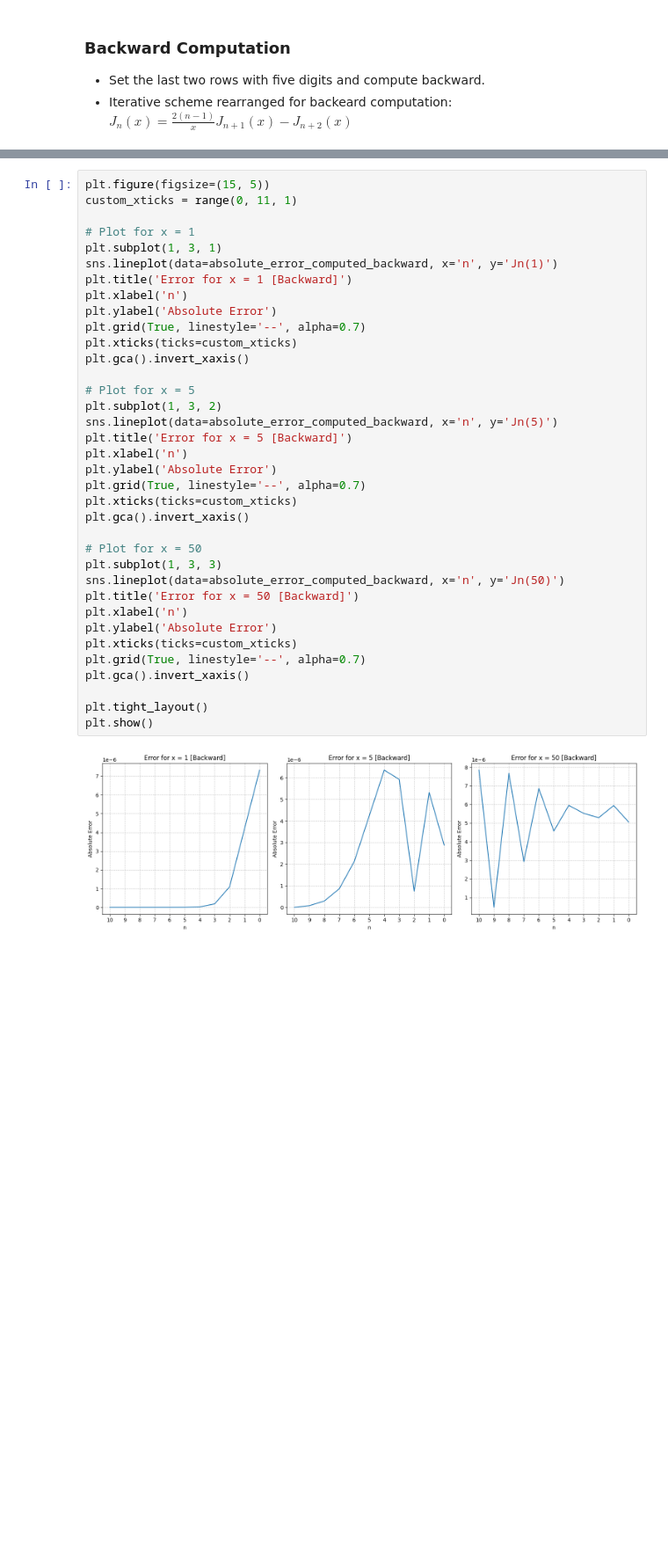
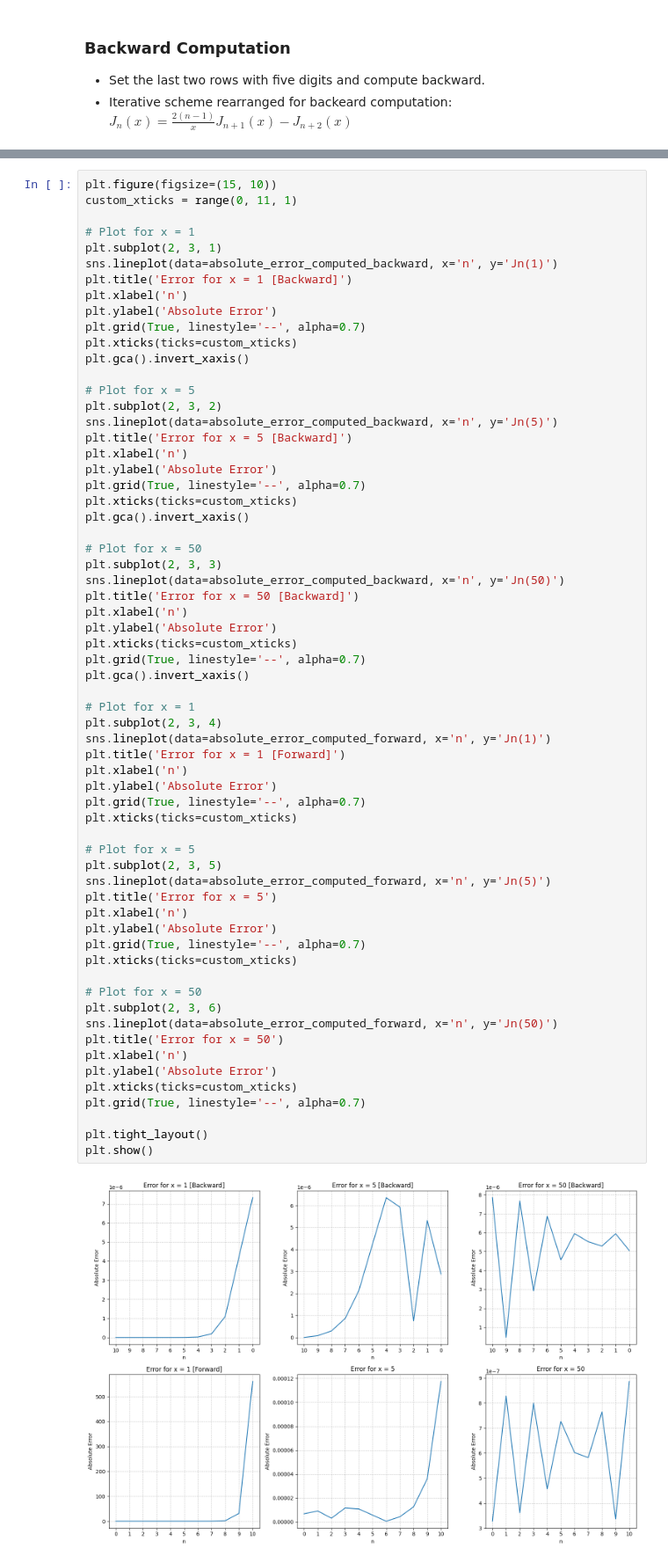
Before and after one commit to pesricha/DS288-Numerical-Methods, a Jupyter notebook: Homework-1.ipynb, the cells around one changed output, grey strips where cells are left out. Shown at 88% size. Drawn from its saved outputs; the diff is of its cells as text; blank space fills up the shorter version.

```diff
--- a/Homework-1.ipynb
+++ b/Homework-1.ipynb
@@ -166,38 +125,65 @@ Name: 0, dtype: float64
 # %%
-plt.figure(figsize=(15, 5))
+plt.figure(figsize=(15, 10))
 custom_xticks = range(0, 11, 1)
 
 # Plot for x = 1
-plt.subplot(1, 3, 1)
+plt.subplot(2, 3, 1)
 sns.lineplot(data=absolute_error_computed_backward, x='n', y='Jn(1)')
 plt.title('Error for x = 1 [Backward]')
 plt.xlabel('n')
 plt.ylabel('Absolute Error')
 plt.grid(True, linestyle='--', alpha=0.7)
 plt.xticks(ticks=custom_xticks)
 plt.gca().invert_xaxis()
 
 # Plot for x = 5
-plt.subplot(1, 3, 2)
+plt.subplot(2, 3, 2)
 sns.lineplot(data=absolute_error_computed_backward, x='n', y='Jn(5)')
 plt.title('Error for x = 5 [Backward]')
 plt.xlabel('n')
 plt.ylabel('Absolute Error')
 plt.grid(True, linestyle='--', alpha=0.7)
 plt.xticks(ticks=custom_xticks)
 plt.gca().invert_xaxis()
 
 # Plot for x = 50
-plt.subplot(1, 3, 3)
+plt.subplot(2, 3, 3)
 sns.lineplot(data=absolute_error_computed_backward, x='n', y='Jn(50)')
 plt.title('Error for x = 50 [Backward]')
 plt.xlabel('n')
 plt.ylabel('Absolute Error')
 plt.xticks(ticks=custom_xticks)
 plt.grid(True, linestyle='--', alpha=0.7)
 plt.gca().invert_xaxis()
 
+# Plot for x = 1
+plt.subplot(2, 3, 4)
+sns.lineplot(data=absolute_error_computed_forward, x='n', y='Jn(1)')
+plt.title('Error for x = 1 [Forward]')
+plt.xlabel('n')
+plt.ylabel('Absolute Error')
+plt.grid(True, linestyle='--', alpha=0.7)
+plt.xticks(ticks=custom_xticks)
+
+# Plot for x = 5
+plt.subplot(2, 3, 5)
+sns.lineplot(data=absolute_error_computed_forward, x='n', y='Jn(5)')
+plt.title('Error for x = 5')
+plt.xlabel('n')
+plt.ylabel('Absolute Error')
+plt.grid(True, linestyle='--', alpha=0.7)
+plt.xticks(ticks=custom_xticks)
+
+# Plot for x = 50
+plt.subplot(2, 3, 6)
+sns.lineplot(data=absolute_error_computed_forward, x='n', y='Jn(50)')
+plt.title('Error for x = 50')
+plt.xlabel('n')
+plt.ylabel('Absolute Error')
+plt.xticks(ticks=custom_xticks)
+plt.grid(True, linestyle='--', alpha=0.7)
+
 plt.tight_layout()
 plt.show()
 # %% [output]
-[figure, old version]
+[figure, new version]
```
Also changed, not shown: parts of 11 cells of this notebook, 1 other file.
